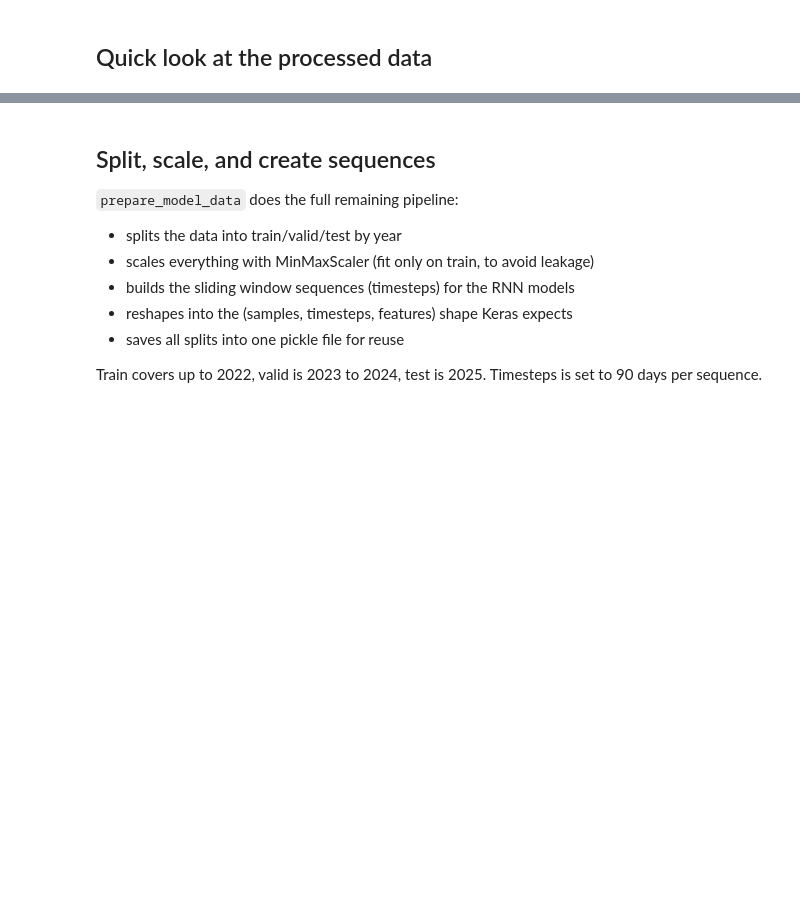
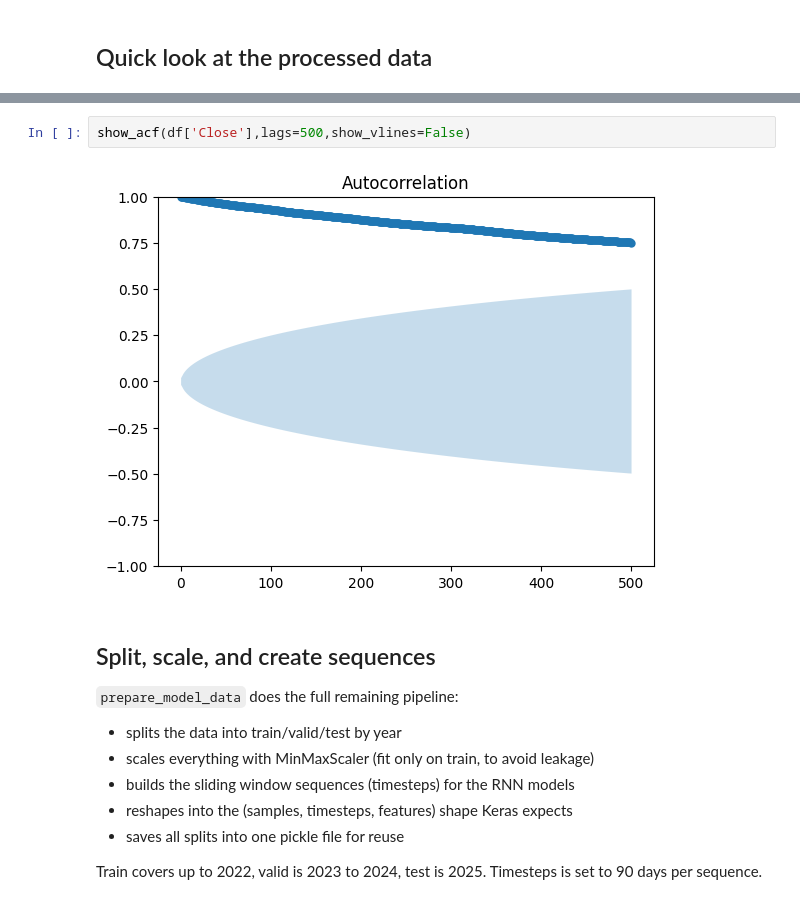
Before and after one commit to abdubakr77/IBM-Stock-Forecasting-RNN-LSTM-GRU, a Jupyter notebook: notebooks/02_data_preprocessing.ipynb, the cells around one changed output, grey strips where cells are left out. Cells and saved outputs as stored; diff of their text form; blank space fills up the shorter version.

Commit message:
analysis(preprocessing): add ACF analysis for close prices

```diff
--- a/notebooks/02_data_preprocessing.ipynb
+++ b/notebooks/02_data_preprocessing.ipynb
@@ -88,6 +88,10 @@ df.tail(10)
 | 2025-07-28 | 260.299988 | 264.000000 | 259.609985 | 263.209991 | 5192500.0 | 0.035217 | 2.910004 | 4.390015 |
 | 2025-07-29 | 264.299988 | 265.799988 | 261.019989 | 262.410004 | 4627300.0 | 0.035593 | 1.889984 | 4.779999 |
 | 2025-07-30 | 261.600006 | 262.000000 | 258.899994 | 260.260010 | 3718300.0 | 0.034966 | 1.339996 | 3.100006 |
+# %%
+show_acf(df['Close'],lags=500,show_vlines=False)
+# %% [output]
+[figure, added]
 # %% [markdown]
 ## Split, scale, and create sequences
 
```
Also changed, not shown: parts of 1 cell of this notebook.
